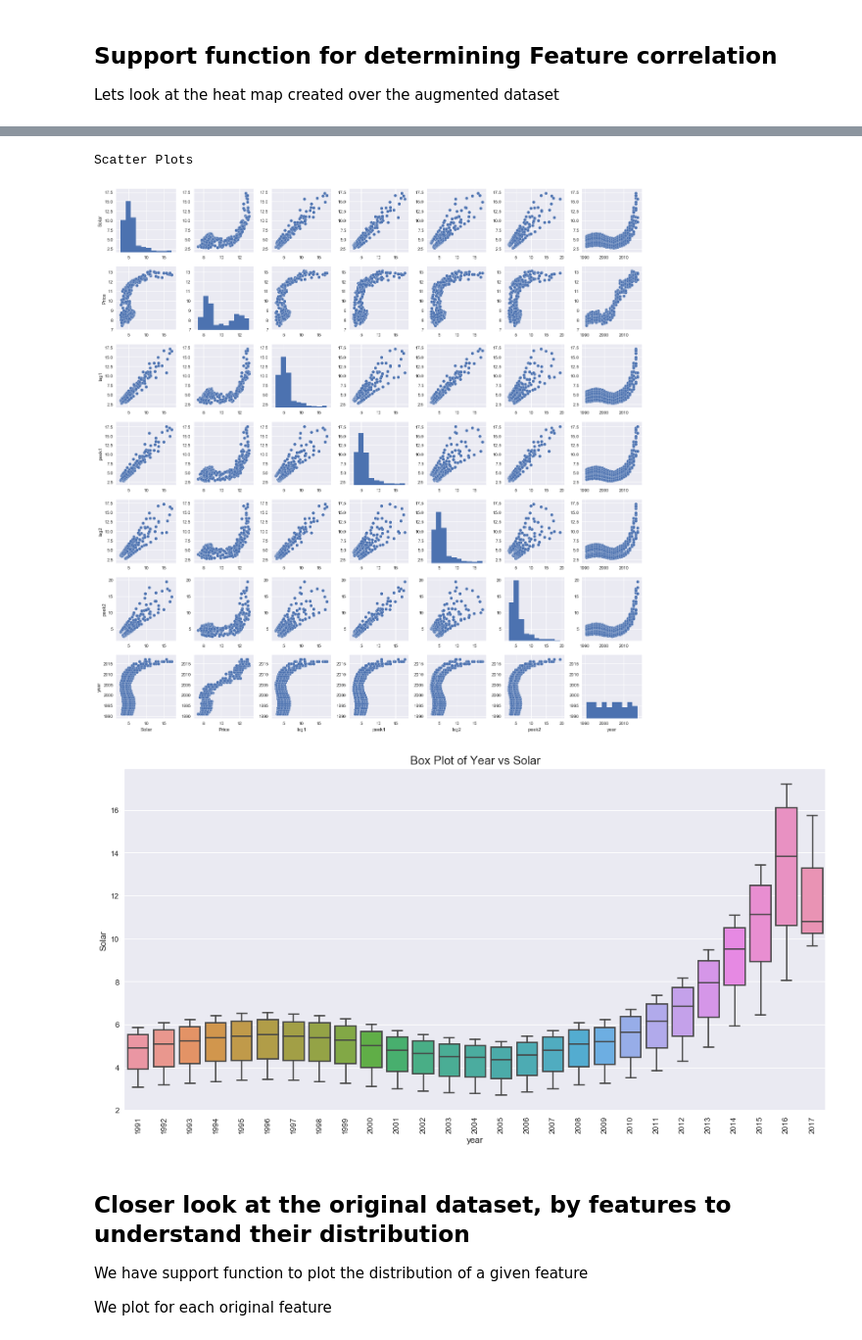
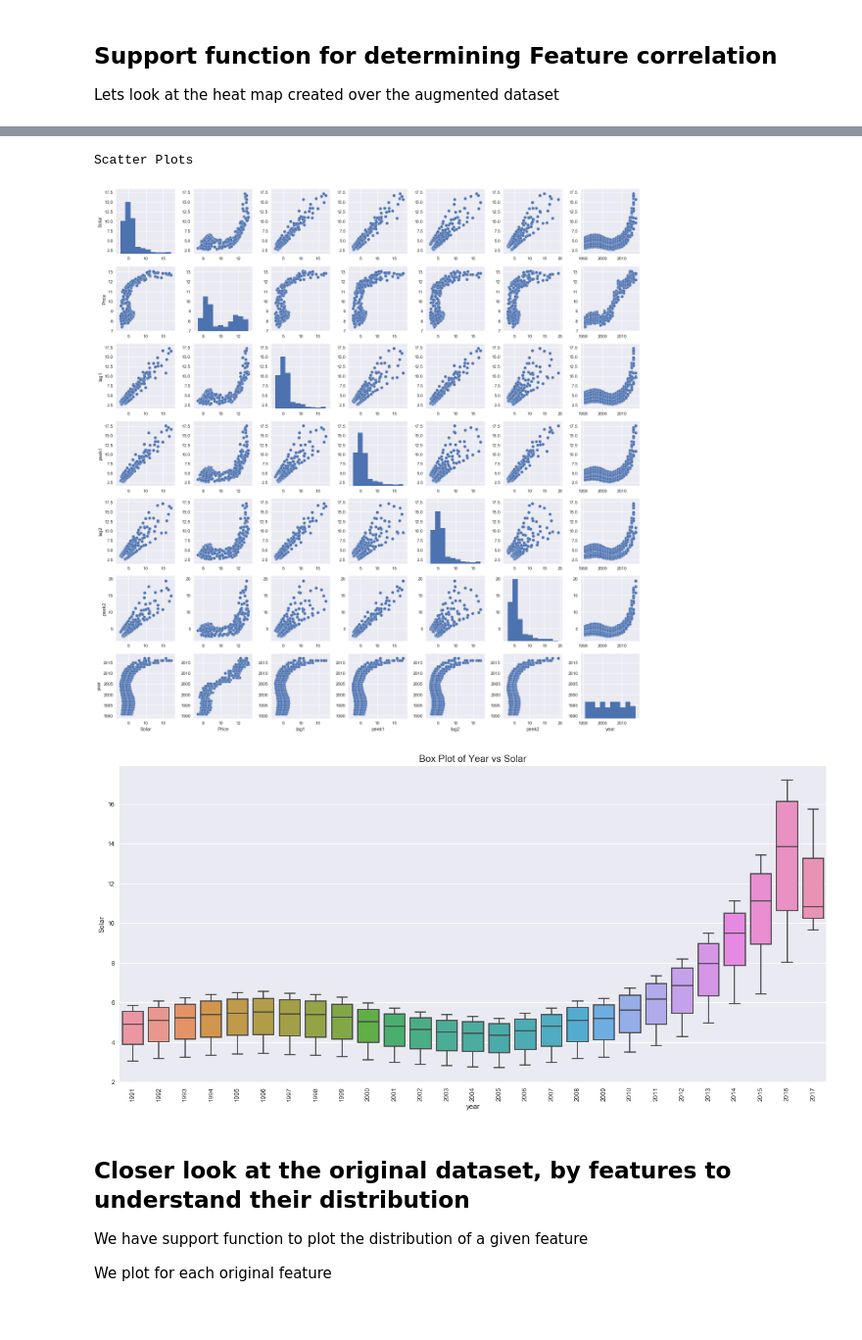
Before and after one commit to gvo34/energy-solar, a Jupyter notebook: static/notebooks/explore/preprocess_data.ipynb, the cells around one changed output, grey strips where cells are left out. Shown at 98% size. Cells and saved outputs as stored; diff of their text form; code cells hidden in the pictures.

```diff
--- a/static/notebooks/explore/preprocess_data.ipynb
+++ b/static/notebooks/explore/preprocess_data.ipynb
@@ -125,23 +130,30 @@ peek11
 lag12
 peek12
 # %%
+import seaborn as sb
 # Scatter Plots between 'Solar' and Correlated Variables
 print('\nScatter Plots')
 sb.set()
 CorF = ['Solar', 'Price', 'lag1', 'peek1', 'lag2', 'peek2', 'year']  # Partial correlated Features
 sb.pairplot(data[CorF], size = 2.5)
+# Save our graph
+plt.tight_layout()
+plt.savefig("../../images/normalization.png")
 plt.show()
 
 # Box Plot between 'Year' and 'Solar'
 plt.figure(8, figsize=(16, 8))
 sb.boxplot(x=data['year'], y=data['Solar'])
 plt.xticks(rotation=90)
 plt.title('Box Plot of Year vs Solar', fontsize=15)
+# Save our graph
+plt.tight_layout()
+plt.savefig("../../images/boxplotyear.png")
 plt.show()
 # %% [output]
 Scatter Plots
 [figure]
-[figure, old version]
+[figure, new version]
 # %% [markdown]
 ## Closer look at the original dataset, by features to understand their distribution
 
```
Also changed, not shown: parts of 3 cells of this notebook, 12 other files.
